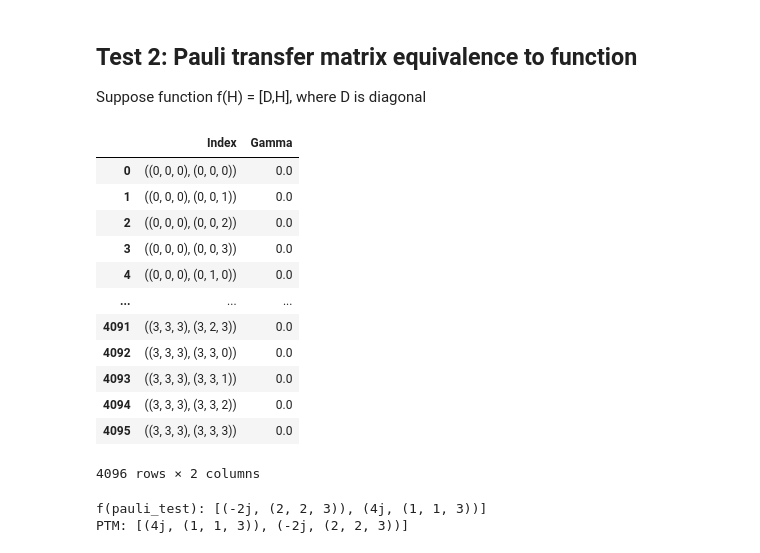
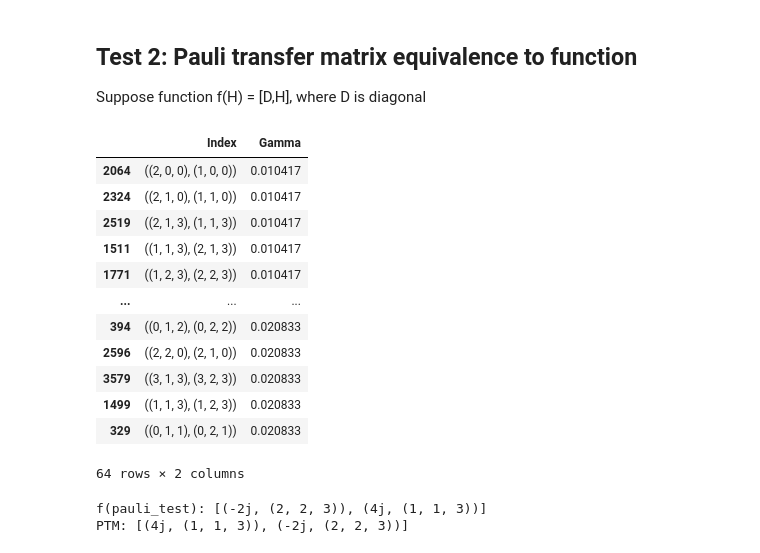
Before and after one commit to Sam-XiaoyueLi/Murao_Hamiltonina_dynamics_approx, a Jupyter notebook: PTM.ipynb, the cells around one changed output. Drawn from its saved outputs; the diff is of its cells as text; code cells hidden in the pictures.

Commit message:
Inheritated class commutator type dynamics and local restriction

```diff
--- a/PTM.ipynb
+++ b/PTM.ipynb
@@ -40,21 +39,22 @@ Suppose function f(H) = [D,H], where D is diagonal
 # %%
 import pandas as pd
 D = [(1,(3,0,0)), (2,(0,3,0))]
-gamma_cal = sys.gamma_distribution(D, show_df=True, show_zeros=True)
+sys = commutator_type_dynamics(D)
+sys.show_prob_uw_distribution()
 # %% [output]
 |  | Index | Gamma |
-| 0 | ((0, 0, 0), (0, 0, 0)) | 0.0 |
-| 1 | ((0, 0, 0), (0, 0, 1)) | 0.0 |
-| 2 | ((0, 0, 0), (0, 0, 2)) | 0.0 |
-| 3 | ((0, 0, 0), (0, 0, 3)) | 0.0 |
-| 4 | ((0, 0, 0), (0, 1, 0)) | 0.0 |
+| 2064 | ((2, 0, 0), (1, 0, 0)) | 0.010417 |
+| 2324 | ((2, 1, 0), (1, 1, 0)) | 0.010417 |
+| 2519 | ((2, 1, 3), (1, 1, 3)) | 0.010417 |
+| 1511 | ((1, 1, 3), (2, 1, 3)) | 0.010417 |
+| 1771 | ((1, 2, 3), (2, 2, 3)) | 0.010417 |
 | ... | ... | ... |
-| 4091 | ((3, 3, 3), (3, 2, 3)) | 0.0 |
-| 4092 | ((3, 3, 3), (3, 3, 0)) | 0.0 |
-| 4093 | ((3, 3, 3), (3, 3, 1)) | 0.0 |
-| 4094 | ((3, 3, 3), (3, 3, 2)) | 0.0 |
-| 4095 | ((3, 3, 3), (3, 3, 3)) | 0.0 |
+| 394 | ((0, 1, 2), (0, 2, 2)) | 0.020833 |
+| 2596 | ((2, 2, 0), (2, 1, 0)) | 0.020833 |
+| 3579 | ((3, 1, 3), (3, 2, 3)) | 0.020833 |
+| 1499 | ((1, 1, 3), (1, 2, 3)) | 0.020833 |
+| 329 | ((0, 1, 1), (0, 2, 1)) | 0.020833 |
-4096 rows × 2 columns
+64 rows × 2 columns
 # %%
 pauli_test = (1,2,3)
 # Commutator with D
```
Also changed, not shown: parts of 6 cells of this notebook, 1 other file.
